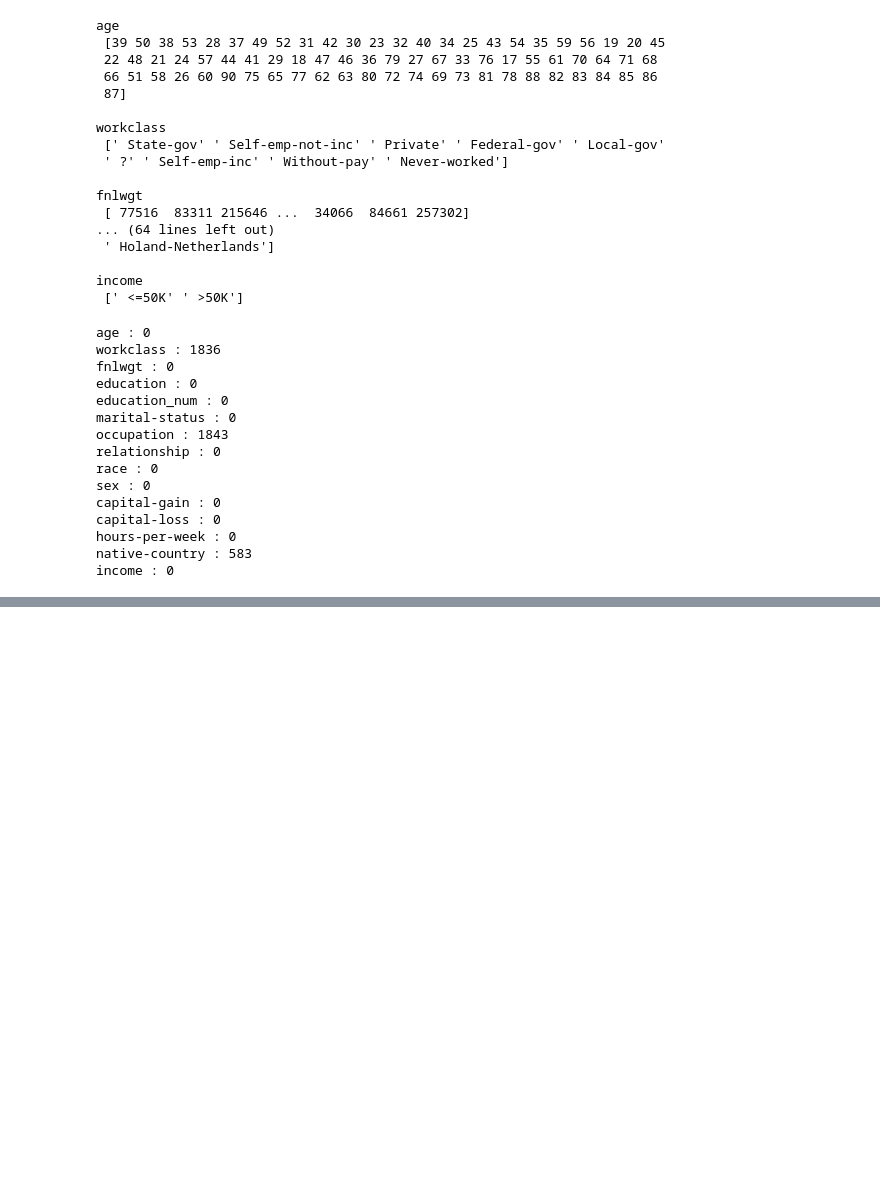
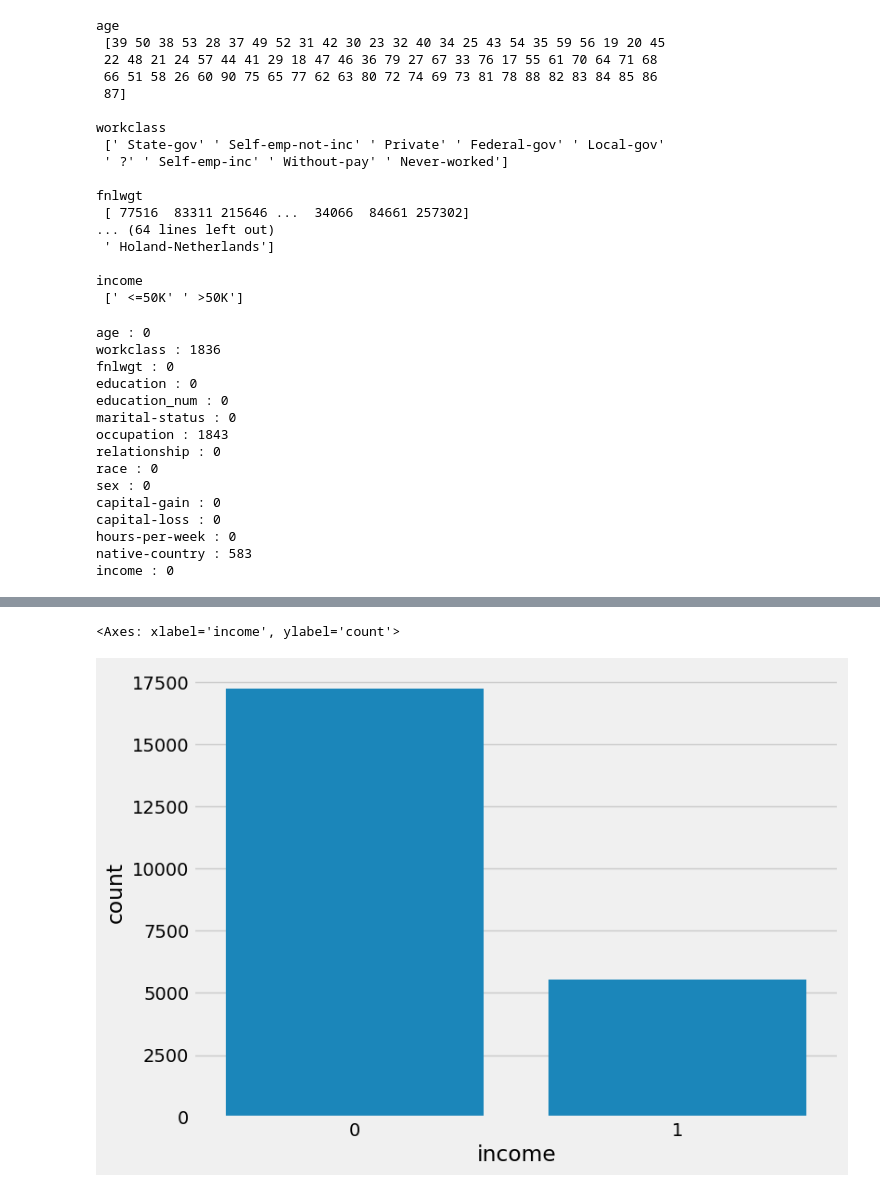
Before and after one commit to Seungminin/Data_Science, a Jupyter notebook: Assignment/Project_data_analysis.ipynb, the cells around one changed output, grey strips where cells are left out. Drawn from its saved outputs; the diff is of its cells as text; code cells hidden in the pictures; blank space fills up the shorter version.

```diff
--- a/Assignment/Project_data_analysis.ipynb
+++ b/Assignment/Project_data_analysis.ipynb
@@ -117,0 +153,6 @@ income : 0
+# %%
+#target은 0이 1보다 많은 상황이다. -> 비중이 1/3이기 때문에 undersampling과정이 필요. 모델의 성능을 올리기 위해서는 불균형 데이터 문제.
+sns.countplot(x='income', data = train_data)
+# %% [output]
+<Axes: xlabel='income', ylabel='count'>
+[figure, added]
```
Also changed, not shown: parts of 11 cells of this notebook.
